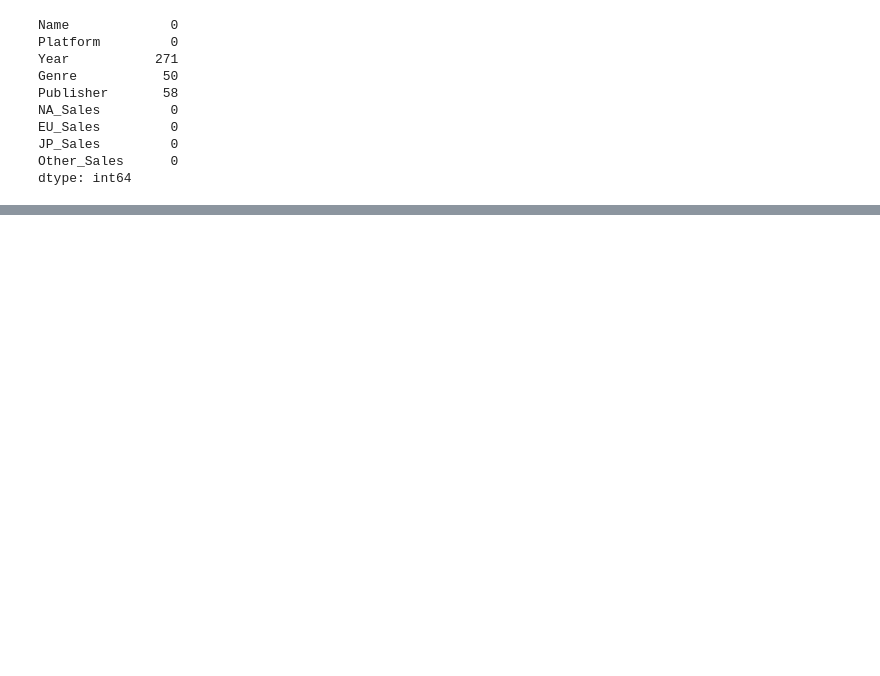
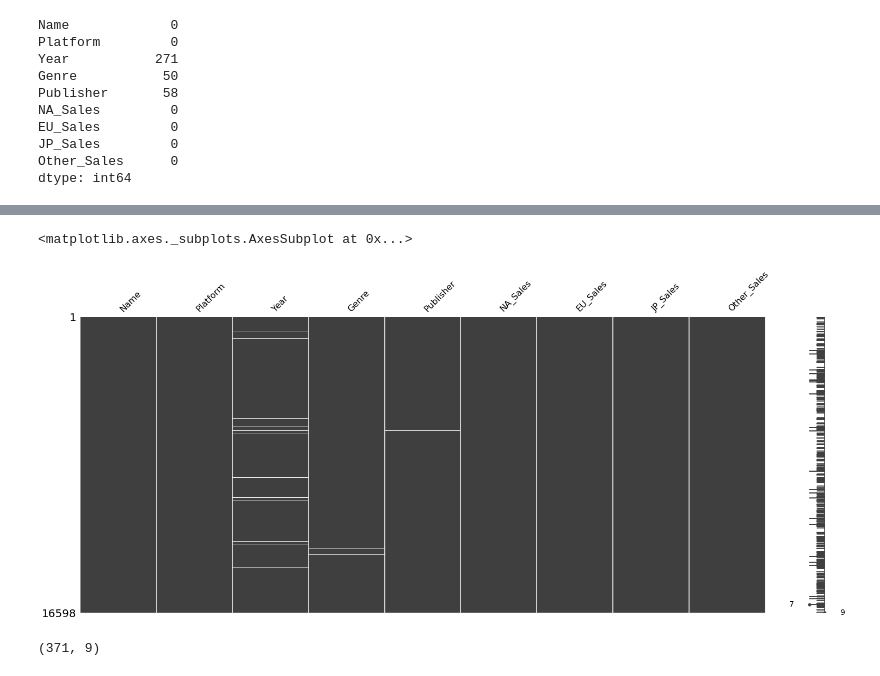
Before and after one commit to daje0601/CookBook-Python, a Jupyter notebook: section1_project_ds.ipynb, the cells around one changed output, grey strips where cells are left out. Cells and saved outputs as stored; diff of their text form; code cells hidden in the pictures; blank space fills up the shorter version.

```diff
--- a/section1_project_ds.ipynb
+++ b/section1_project_ds.ipynb
@@ -30,0 +55,7 @@ dtype: int64
+# %%
+import missingno as msno
+
+msno.matrix(df)
+# %% [output]
+<matplotlib.axes._subplots.AxesSubplot at 0x...>
+[figure, added]
@@ -30,0 +72,5 @@ dtype: int64
+# %%
+condition = (df["Year"] < 1900)
+df[condition].shape
+# %% [output]
+(371, 9)
```
Also changed, not shown: parts of 10 cells of this notebook.
